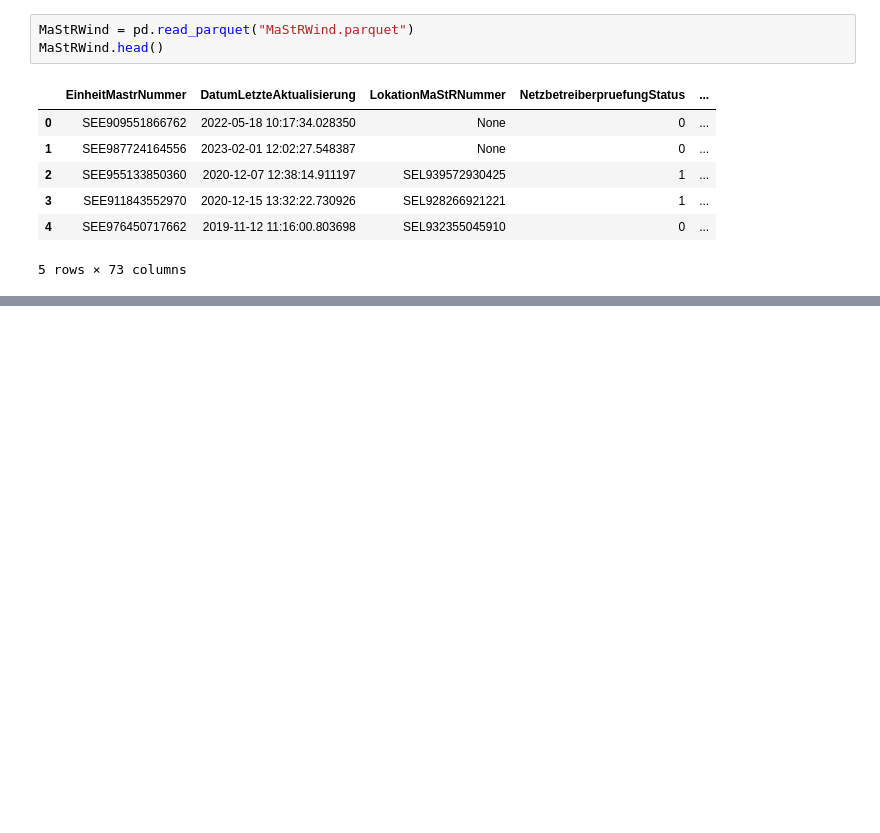
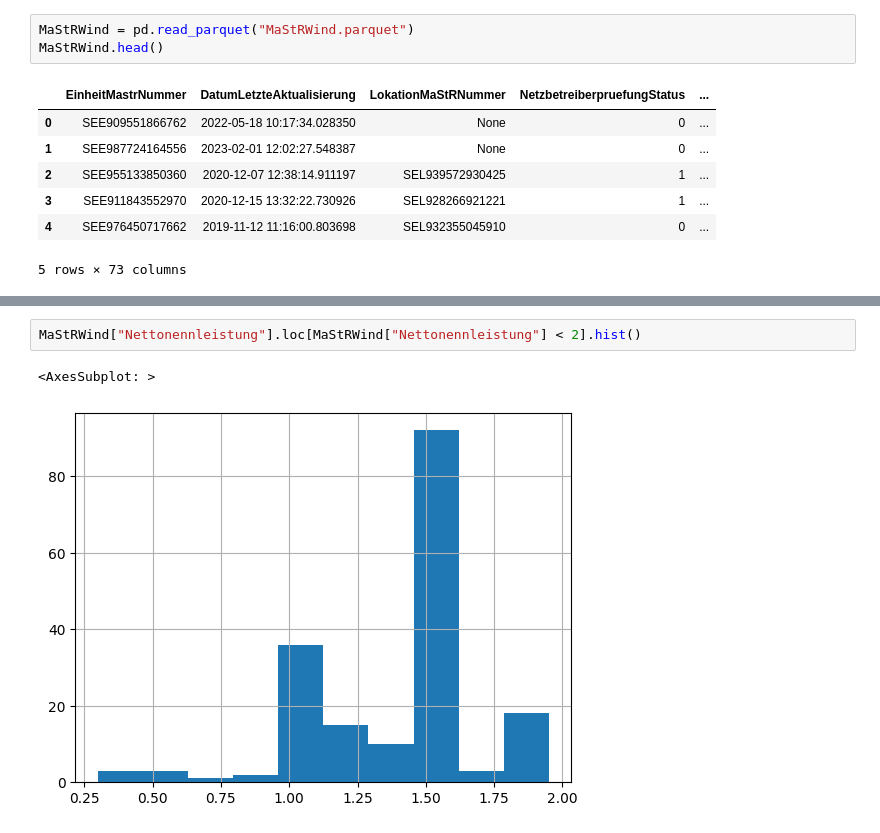
Before and after one commit to clwehner/GirlsDay23, a Jupyter notebook: UBAGirlsDay23_dataLoad.ipynb, the cells around one changed output, grey strips where cells are left out. Cells and saved outputs as stored; diff of their text form; blank space fills up the shorter version.

```diff
--- a/UBAGirlsDay23_dataLoad.ipynb
+++ b/UBAGirlsDay23_dataLoad.ipynb
@@ -65,0 +76,5 @@ dtype: object
+# %%
+MaStRWind["Nettonennleistung"].loc[MaStRWind["Nettonennleistung"] < 2].hist()
+# %% [output]
+<AxesSubplot: >
+[figure, added]
```
Also changed, not shown: parts of 8 cells of this notebook.
